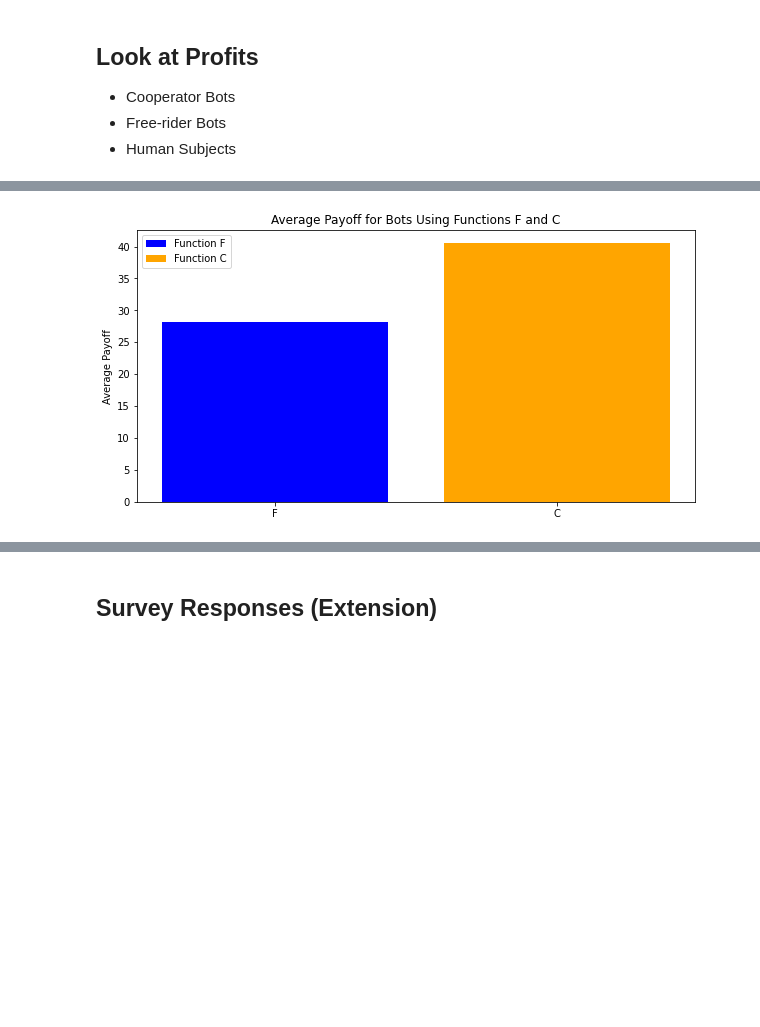
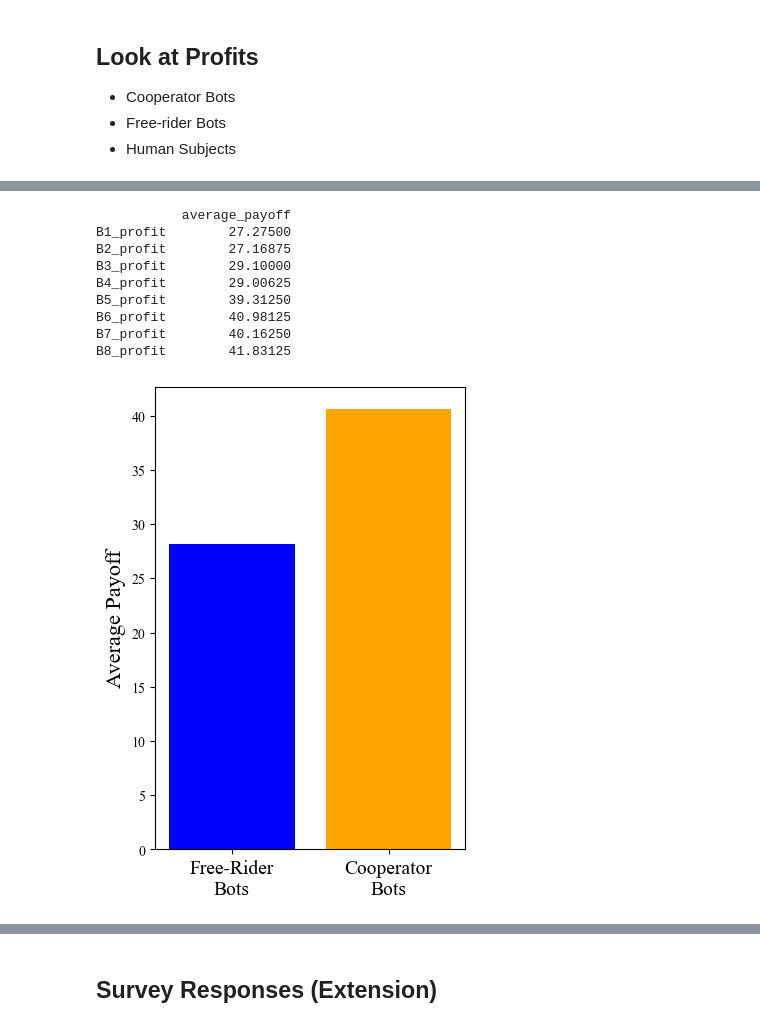
Before and after one commit to AaronSVMB/DA_4_MGPGG, a Jupyter notebook: src/extension/zextension_analysis.ipynb, the cells around one changed output, grey strips where cells are left out. Cells and saved outputs as stored; diff of their text form; code cells hidden in the pictures; blank space fills up the shorter version.

```diff
--- a/src/extension/zextension_analysis.ipynb
+++ b/src/extension/zextension_analysis.ipynb
@@ -66,3 +36,2 @@ mgpgg_extension_all_df['bots'] = True
 # %%
-mgpgg_extension_all_df
-mgpgg_extension_all_df.to_csv('mgpgg_extension_all_data.csv', index=False)
+mgpgg_extension_all_df = pd.read_csv(input_folder_ext+"\mgpgg_extension_all_data.csv")
@@ -133,0 +138,2 @@ mgpgg_shared_df
+# %%
+mgpgg_all_df = pd.read_csv(input_folder_main+"\mgpgg_df_all_sessions.csv", index_col=0)
@@ -133,0 +156,3 @@ mgpgg_shared_df
+# %%
+mgpgg_shared_df = mgpgg_all_df[mgpgg_all_df["pgg_treatment_applied"] == "shared"]
+mgpgg_shared_df['bots'] = False
@@ -704,13 +898,22 @@ bot_mapping = {
 
 # Calculate the profits for all bots for each period in each session
 all_bot_profits_corrected = pd.DataFrame()
+# all_bot_profits_corrected = []
 
 # Iterate over each session and period to calculate profits
 for (session_code, period), period_group in bot_df.groupby(['session_code', 'period']):
     # Calculate the profits using the corrected function
     period_profits = calculate_period_profits(period_group, period, bot_mapping)
     period_profits['session_code'] = session_code  # Add session code to the profits
-    all_bot_profits_corrected = all_bot_profits_corrected.append(period_profits, ignore_index=True)
+
+    # print(period_profits)
+    period_profits_df = pd.DataFrame(period_profits, index=[0])
+
+    # all_bot_profits_corrected = all_bot_profits_corrected.append(period_profits)
+
+    all_bot_profits_corrected = pd.concat([all_bot_profits_corrected, period_profits_df], ignore_index=True)
+
+print(all_bot_profits_corrected)
 
 # Check the corrected profit for B1 in period 1 for the first session
 all_bot_profits_corrected[all_bot_profits_corrected['session_code'] == 'p40h0u4h'].head()
@@ -723,26 +943,39 @@ all_bot_profits_corrected[all_bot_profits_corrected['session_code'] == 'p40h0u4h
 | 124 | 5 | 35.0 | 37.0 | 31.0 | 33.0 | 47.0 | 45.0 | 41.0 | 39.0 | ... |
 # %%
 # First, we'll calculate the average payoff for each bot across all sessions and periods
-bot_avg_payoffs = all_bot_profits_corrected.mean().drop(['period']).to_frame(name='average_payoff')
+bot_avg_payoffs = all_bot_profits_corrected[["B1_profit", "B2_profit", "B3_profit",
+                                             "B4_profit", "B5_profit", "B6_profit",
+                                             "B7_profit", "B8_profit"]].mean().to_frame(name='average_payoff')
+print(bot_avg_payoffs)
 
 # Now, we'll create separate DataFrames for bots using function F and function C
 bots_F = bot_avg_payoffs.loc[['B1_profit', 'B2_profit', 'B3_profit', 'B4_profit']]
 bots_C = bot_avg_payoffs.loc[['B5_profit', 'B6_profit', 'B7_profit', 'B8_profit']]
 
 # Calculate the average payoffs for both groups
 avg_payoff_F = bots_F['average_payoff'].mean()
 avg_payoff_C = bots_C['average_payoff'].mean()
 
 # Plot the average payoffs
-plt.figure(figsize=(10, 5))
-plt.bar('F', avg_payoff_F, color='blue', label='Function F')
-plt.bar('C', avg_payoff_C, color='orange', label='Function C')
-plt.title('Average Payoff for Bots Using Functions F and C')
-plt.ylabel('Average Payoff')
-plt.legend()
+plt.figure(figsize=(4, 6))
+plt.bar('Free-Rider\nBots', avg_payoff_F, color='blue', label='Function F')
+plt.bar('Cooperator\nBots', avg_payoff_C, color='orange', label='Function C')
+# plt.title('Average Payoff for Bots Using Functions F and C')
+plt.ylabel('Average Payoff', fontsize=16)
+plt.xticks(fontsize = 14)
+# plt.legend()
 plt.show()
 # %% [output]
+           average_payoff
+B1_profit        27.27500
+B2_profit        27.16875
+B3_profit        29.10000
+B4_profit        29.00625
+B5_profit        39.31250
+B6_profit        40.98125
+B7_profit        40.16250
+B8_profit        41.83125
-[figure, old version]
+[figure, new version]
 # %%
 # Calculate the average payoff per period for F and C type bots across all sessions
 # First, we'll group the data by period
```
Also changed, not shown: parts of 46 cells of this notebook, 7 other files.
